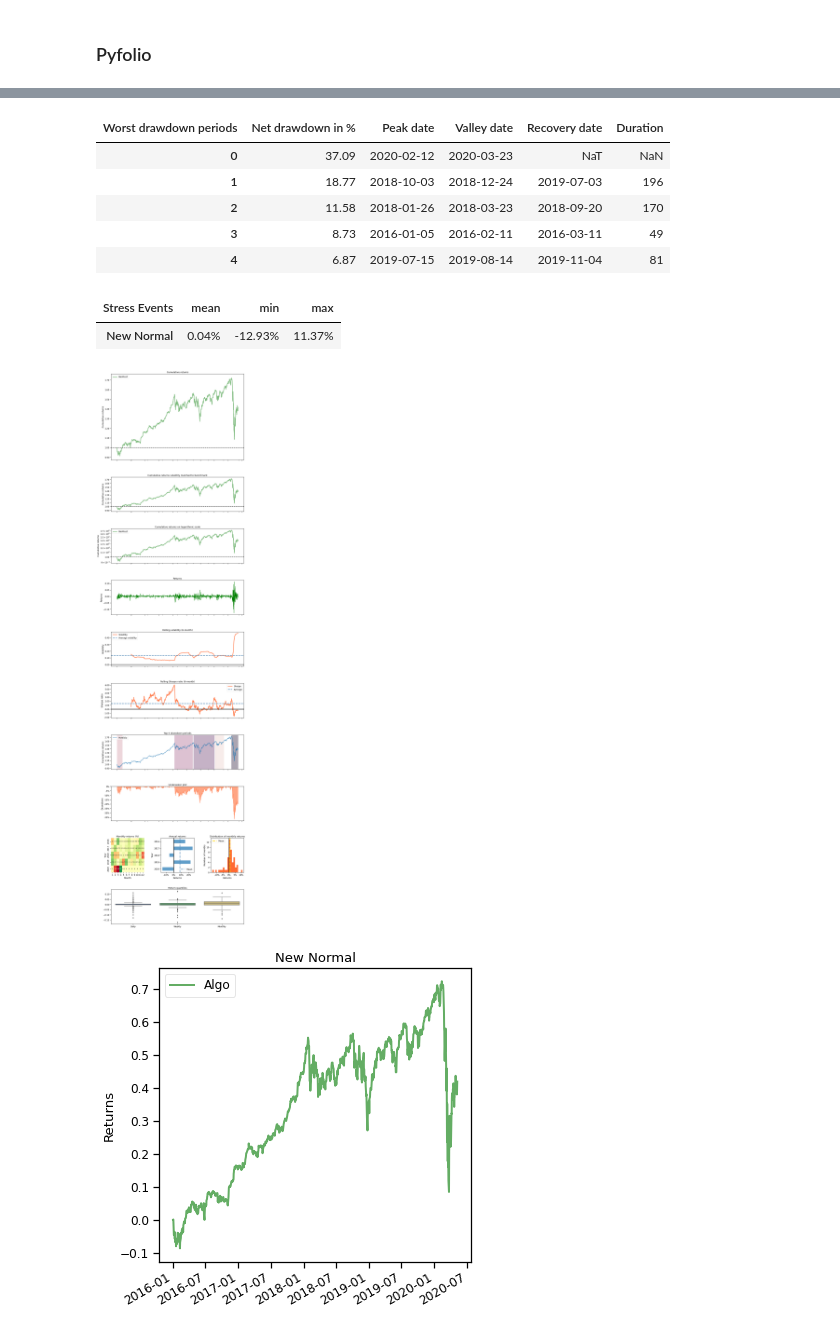
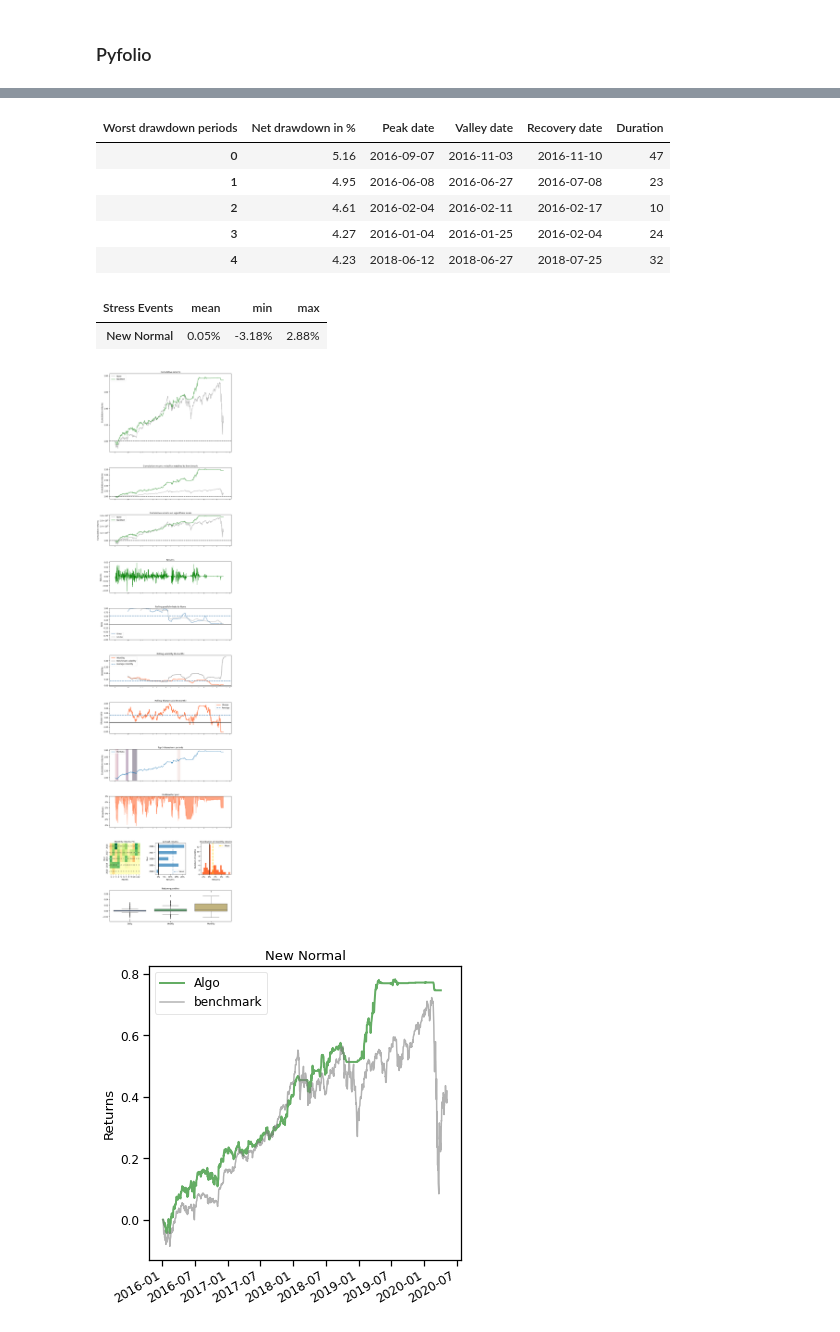
Before and after one commit to akeaveny/deep-rl-asset-allocation, a Jupyter notebook: deep_rl_asset_allocation/notebooks/eval_a2c_sb3.ipynb, the cells around one changed output, grey strips where cells are left out. Drawn from its saved outputs; the diff is of its cells as text; code cells hidden in the pictures.

Commit message:
fixed plotting of benchmark and results

```diff
--- a/deep_rl_asset_allocation/notebooks/eval_a2c_sb3.ipynb
+++ b/deep_rl_asset_allocation/notebooks/eval_a2c_sb3.ipynb
@@ -135,7 +135,7 @@ Found prevouisly saved pre-processed data: /Users/akeaveny/git/deep-rl-asset-all
 | 1093 | 2020-05-07 |
 1094 rows × 1 columns
 # %%
-results_dir = os.path.join(paths_config.parent_dir, 'results_sb3_1')
+results_dir = os.path.join(paths_config.parent_dir, 'results')
 results_trained_models_dir = os.path.join(results_dir, 'trained_models')
 results_figs_dir = os.path.join(results_dir, 'figs')
 results_csv_dir = os.path.join(results_dir, 'csv')
@@ -201,7 +201,7 @@ Length: 1071, dtype: float64
 ### Pyfolio
 # %%
 with pyfolio.plotting.plotting_context(font_scale=1.1):
-    pyfolio.create_full_tear_sheet(returns=series_djia_out_of_sample, set_context=False)
-    # pyfolio.create_full_tear_sheet(returns=series_training_results_account_value, benchmark_rets=series_djia_out_of_sample, set_context=False)
+    # pyfolio.create_full_tear_sheet(returns=series_djia_out_of_sample, set_context=False)
+    pyfolio.create_full_tear_sheet(returns=series_training_results_account_value, benchmark_rets=series_djia_out_of_sample, set_context=False)
 # %% [output]
 | Start date | 2016-01-04 |  |
@@ -224,10 +226,10 @@ with pyfolio.plotting.plotting_context(font_scale=1.1):
 | Worst drawdown periods | Net drawdown in % | Peak date | Valley date | Recovery date | Duration |
-| 0 | 37.09 | 2020-02-12 | 2020-03-23 | NaT | NaN |
-| 1 | 18.77 | 2018-10-03 | 2018-12-24 | 2019-07-03 | 196 |
-| 2 | 11.58 | 2018-01-26 | 2018-03-23 | 2018-09-20 | 170 |
-| 3 | 8.73 | 2016-01-05 | 2016-02-11 | 2016-03-11 | 49 |
-| 4 | 6.87 | 2019-07-15 | 2019-08-14 | 2019-11-04 | 81 |
+| 0 | 5.16 | 2016-09-07 | 2016-11-03 | 2016-11-10 | 47 |
+| 1 | 4.95 | 2016-06-08 | 2016-06-27 | 2016-07-08 | 23 |
+| 2 | 4.61 | 2016-02-04 | 2016-02-11 | 2016-02-17 | 10 |
+| 3 | 4.27 | 2016-01-04 | 2016-01-25 | 2016-02-04 | 24 |
+| 4 | 4.23 | 2018-06-12 | 2018-06-27 | 2018-07-25 | 32 |
 | Stress Events | mean | min | max |
-| New Normal | 0.04% | -12.93% | 11.37% |
+| New Normal | 0.05% | -3.18% | 2.88% |
-[figure, old version]
+[figure, new version]
-[figure, old version]
+[figure, new version]
```
Also changed, not shown: parts of 5 cells of this notebook, 6 other files.
